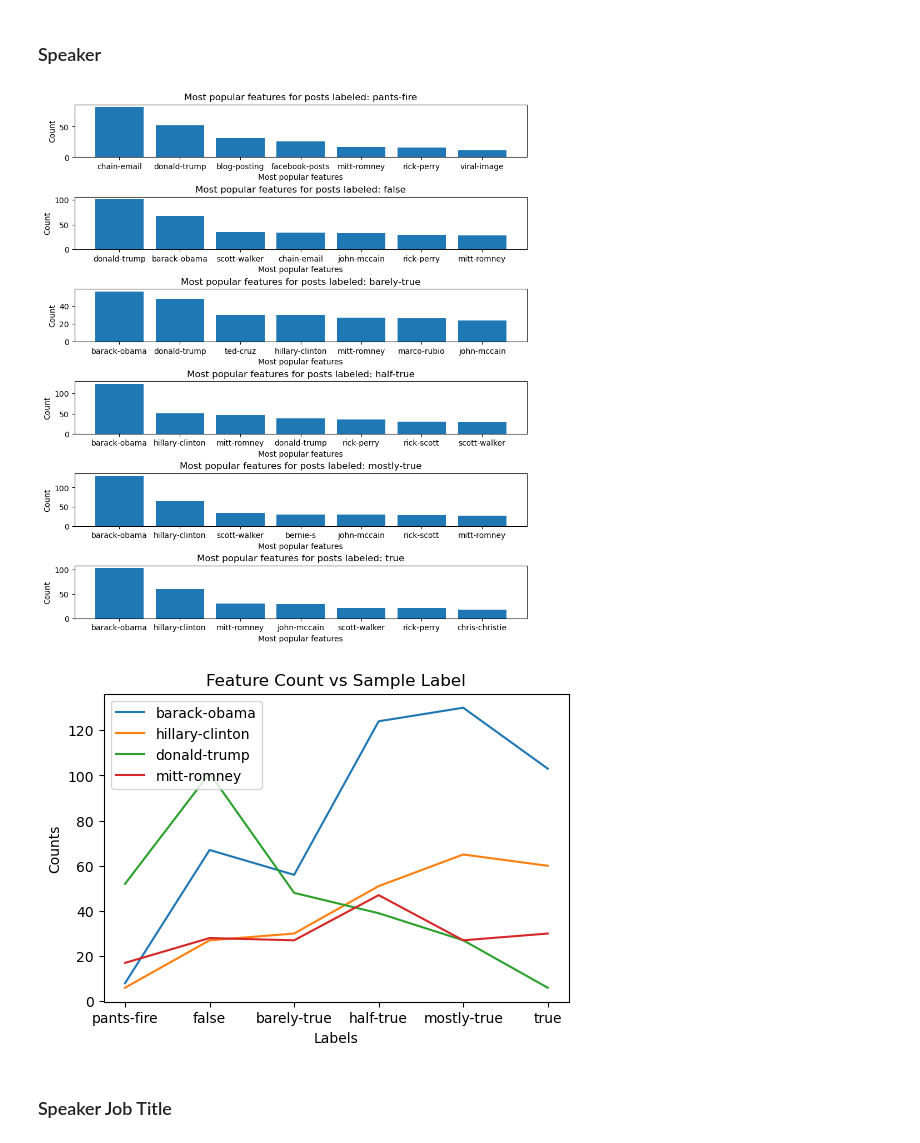
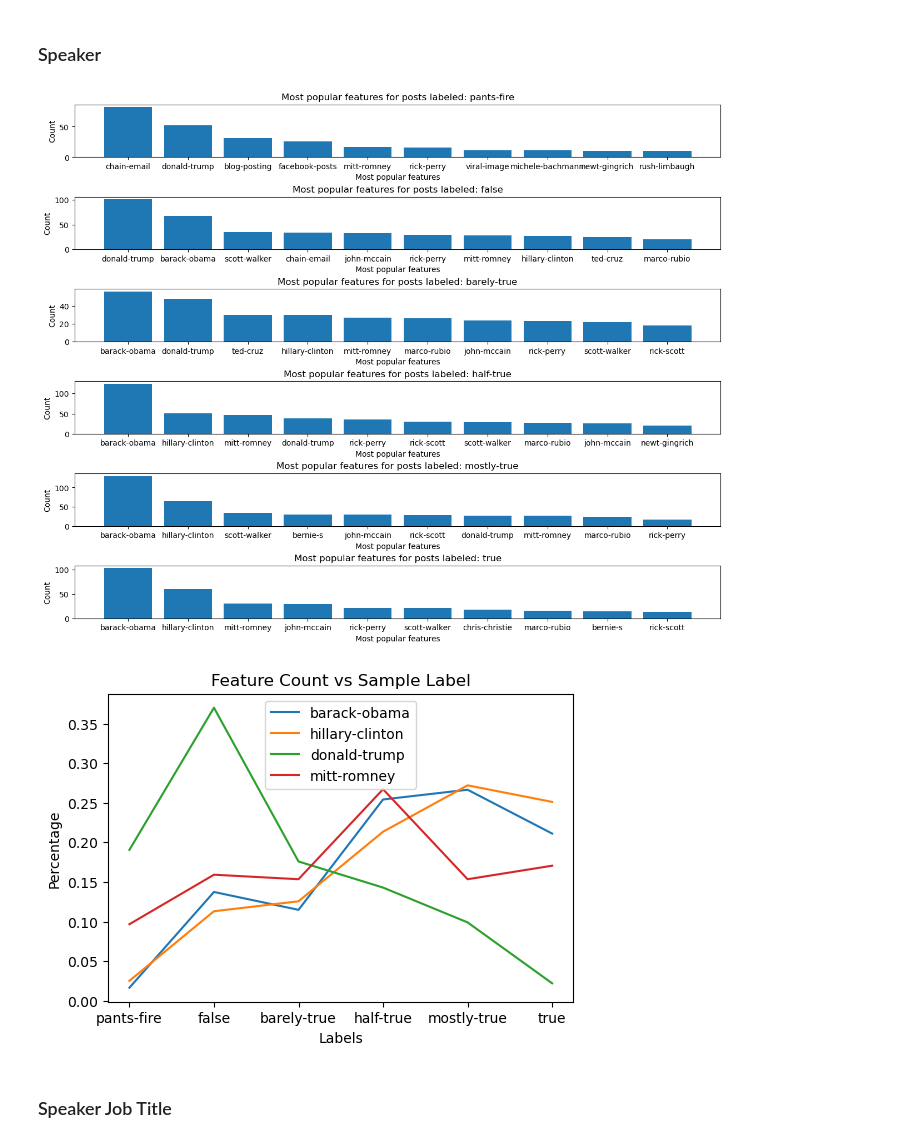
Before and after one commit to gsriddler/sta561project, a Jupyter notebook: preprocess/PreProcessor_demo.ipynb, the cells around one changed output. Saved outputs shown, nothing was run; the diff lists cells and outputs as text; code cells hidden in the pictures.

```diff
--- a/preprocess/PreProcessor_demo.ipynb
+++ b/preprocess/PreProcessor_demo.ipynb
@@ -179,26 +199,28 @@ Below are extra plots generated for most of the features to help in understandin
 # %%
 pre_processor.verbose = False
 speaker_encoder = pre_processor.get_standard_encoder_for_features(
     feature_name='speaker',
     encoding_mapping=None,
     normalize=False,
     Binarize=False
 )
 
 pre_processor.plot_most_popular_features(
     encoder=speaker_encoder,
     labels_to_plot=None,
-    max_terms=7
+    max_terms=10,
+    percentage=False
 )
 # %% [output]
-[figure, old version]
+[figure, new version]
 # %%
 pre_processor.plot_count_for_features(
     encoder=speaker_encoder,
-    features_to_plot=["barack-obama","hillary-clinton","donald-trump","mitt-romney"]
+    features_to_plot=["barack-obama","hillary-clinton","donald-trump","mitt-romney"],
+    percentage=True
 )
 # %% [output]
-[figure, old version]
+[figure, new version]
 # %% [markdown]
 ### Speaker Job Title
 # %%
```
Also changed, not shown: parts of 11 cells of this notebook, 3 other files.
